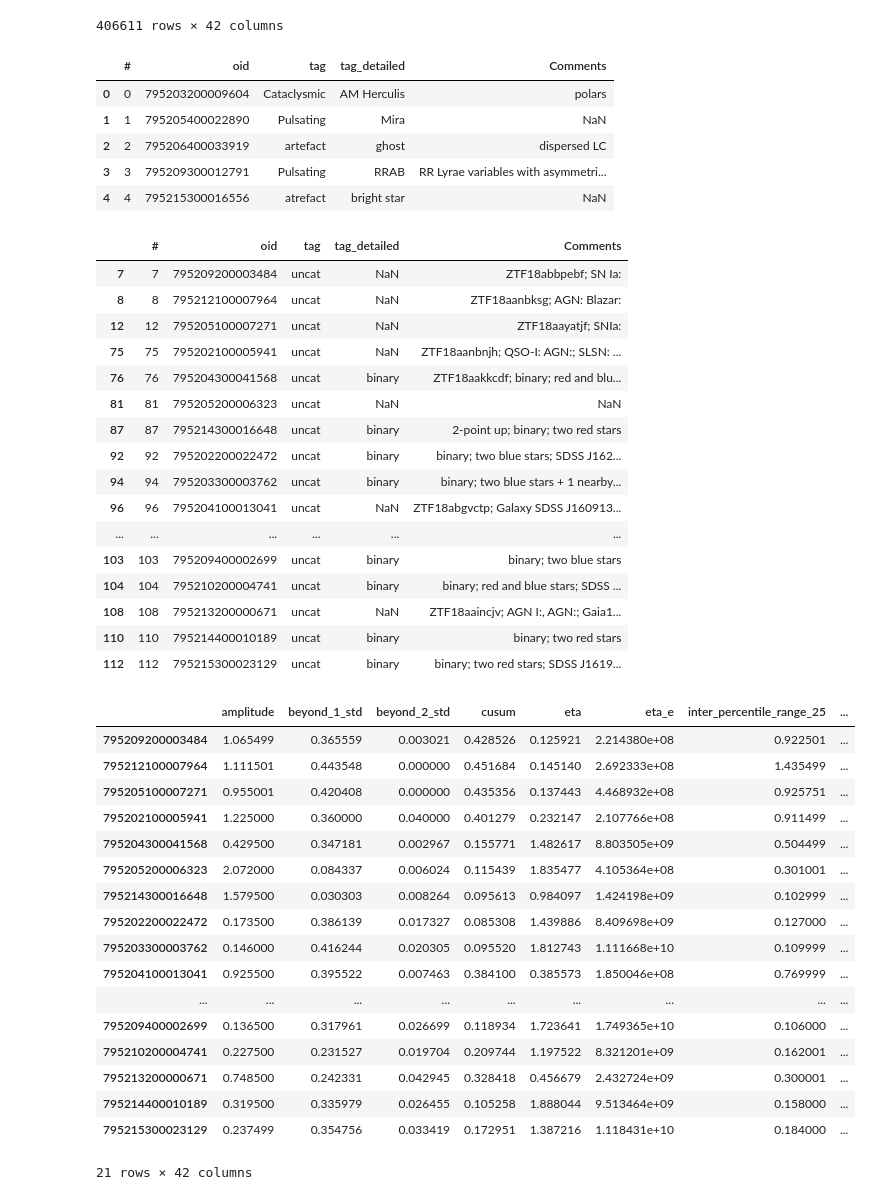
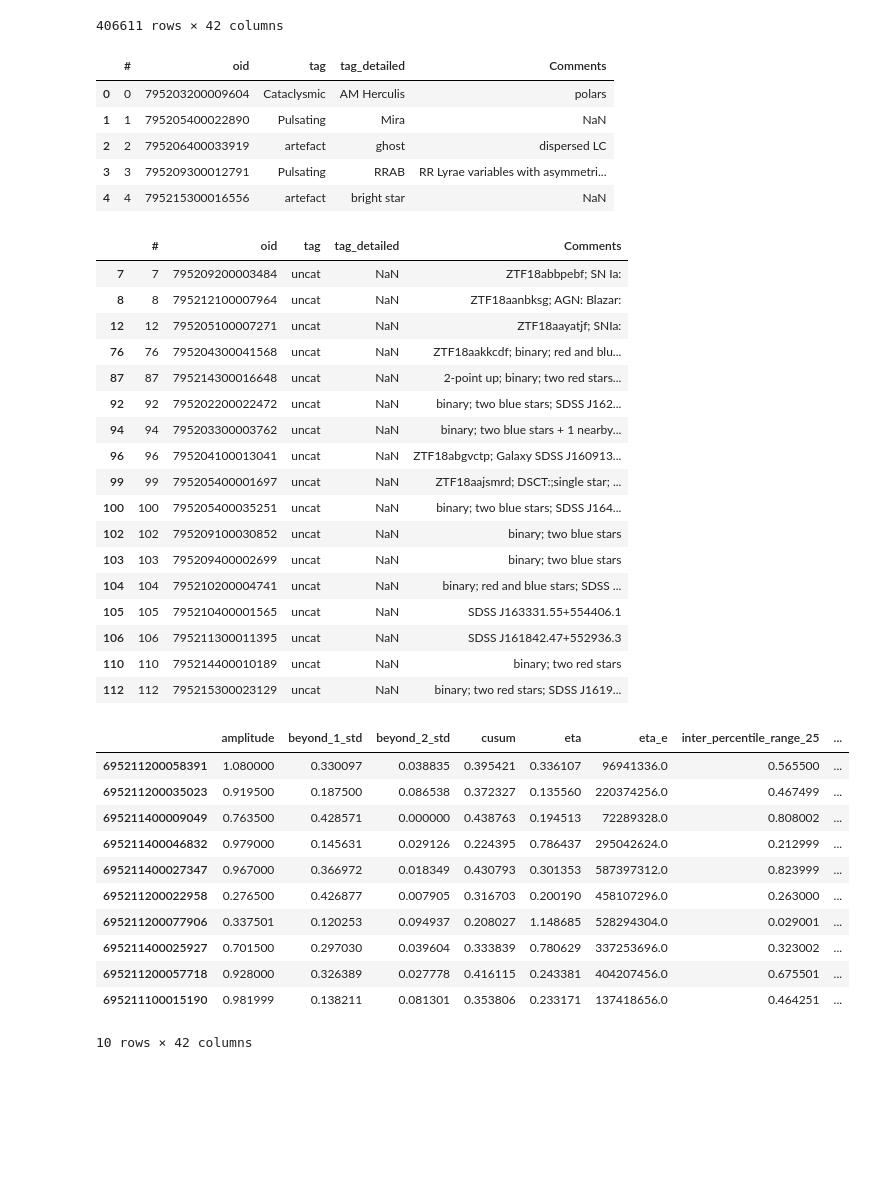
Before and after one commit to snad-space/zwad, a Jupyter notebook: notebooks/make_anomalies_tables.ipynb, the cells around one changed output. Cells and saved outputs as stored; diff of their text form; code cells hidden in the pictures; blank space fills up the shorter version.

```diff
--- a/notebooks/make_anomalies_tables.ipynb
+++ b/notebooks/make_anomalies_tables.ipynb
@@ -265,20 +265,20 @@ deep
 | 795202400015860 | 0.158999 | 0.284698 | 0.049822 | 0.108138 | 1.959518 | 1.425223e+10 | 0.067249 | ... |
 406611 rows × 42 columns
 # %%
-#from updated Anomalies_PAD google doc (08/03/20)
+#from updated from ANOMALIES_PAD 11/23/2020
 
 m31_maria_anomalies_PAD = pd.read_csv('../data/m31_maria.csv')
 disk_maria_anomalies_PAD = pd.read_csv('../data/disk_maria.csv')
-deep_maria_anomalies_PAD = pd.read_csv('../data/deep_maria.csv') #was throwing weird error
+deep_maria_anomalies_PAD = pd.read_csv('../data/deep_maria.csv', encoding='latin-1') #was throwing weird error
 
 deep_maria_anomalies_PAD.head()
 # %% [output]
 |  | # | oid | tag | tag_detailed | Comments |
-| 0 | 0 | 795203200009604 | Сataclysmic | AM Herculis | polars |
+| 0 | 0 | 795203200009604 | Cataclysmic | AM Herculis | polars |
 | 1 | 1 | 795205400022890 | Pulsating | Mira | NaN |
 | 2 | 2 | 795206400033919 | artefact | ghost | dispersed LC |
 | 3 | 3 | 795209300012791 | Pulsating | RRAB | RR Lyrae variables with asymmetri... |
-| 4 | 4 | 795215300016556 | atrefact | bright star | NaN |
+| 4 | 4 | 795215300016556 | artefact | bright star | NaN |
 # %%
 # Set ANOMALIES tag; i.e. "uncat"
 
@@ -293,54 +293,49 @@ deep_anomalous_tag
 | 7 | 7 | 795209200003484 | uncat | NaN | ZTF18abbpebf; SN Ia: |
 | 8 | 8 | 795212100007964 | uncat | NaN | ZTF18aanbksg; AGN: Blazar: |
 | 12 | 12 | 795205100007271 | uncat | NaN | ZTF18aayatjf; SNIa: |
-| 75 | 75 | 795202100005941 | uncat | NaN | ZTF18aanbnjh; QSO-I: AGN:; SLSN: ... |
-| 76 | 76 | 795204300041568 | uncat | binary | ZTF18aakkcdf; binary; red and blu... |
-| 81 | 81 | 795205200006323 | uncat | NaN | NaN |
-| 87 | 87 | 795214300016648 | uncat | binary | 2-point up; binary; two red stars |
-| 92 | 92 | 795202200022472 | uncat | binary | binary; two blue stars; SDSS J162... |
-| 94 | 94 | 795203300003762 | uncat | binary | binary; two blue stars + 1 nearby... |
+| 76 | 76 | 795204300041568 | uncat | NaN | ZTF18aakkcdf; binary; red and blu... |
+| 87 | 87 | 795214300016648 | uncat | NaN | 2-point up; binary; two red stars... |
+| 92 | 92 | 795202200022472 | uncat | NaN | binary; two blue stars; SDSS J162... |
+| 94 | 94 | 795203300003762 | uncat | NaN | binary; two blue stars + 1 nearby... |
 | 96 | 96 | 795204100013041 | uncat | NaN | ZTF18abgvctp; Galaxy SDSS J160913... |
-| ... | ... | ... | ... | ... | ... |
-| 103 | 103 | 795209400002699 | uncat | binary | binary; two blue stars |
-| 104 | 104 | 795210200004741 | uncat | binary | binary; red and blue stars; SDSS ... |
-| 108 | 108 | 795213200000671 | uncat | NaN | ZTF18aaincjv; AGN I:, AGN:; Gaia1... |
-| 110 | 110 | 795214400010189 | uncat | binary | binary; two red stars |
-| 112 | 112 | 795215300023129 | uncat | binary | binary; two red stars; SDSS J1619... |
+| 99 | 99 | 795205400001697 | uncat | NaN | ZTF18aajsmrd; DSCT:;single star; ... |
+| 100 | 100 | 795205400035251 | uncat | NaN | binary; two blue stars; SDSS J164... |
+| 102 | 102 | 795209100030852 | uncat | NaN | binary; two blue stars |
+| 103 | 103 | 795209400002699 | uncat | NaN | binary; two blue stars |
+| 104 | 104 | 795210200004741 | uncat | NaN | binary; red and blue stars; SDSS ... |
+| 105 | 105 | 795210400001565 | uncat | NaN | SDSS J163331.55+554406.1 |
+| 106 | 106 | 795211300011395 | uncat | NaN | SDSS J161842.47+552936.3 |
+| 110 | 110 | 795214400010189 | uncat | NaN | binary; two red stars |
+| 112 | 112 | 795215300023129 | uncat | NaN | binary; two red stars; SDSS J1619... |
 # %%
 #remember to format cells -> number in Excel
 
 #M31
 m31_maria_anomalies_PAD_oid = m31_anomalous_tag['oid']
 m31_expert_anomalies = m31.loc[m31_maria_anomalies_PAD_oid]
 m31_expert_anomalies.to_csv('../data/m31_expert_anomalies.csv', index_label='oid')
 
 #Disk
 disk_maria_anomalies_PAD_oid = disk_anomalous_tag['oid']
 disk_expert_anomalies = disk.loc[disk_maria_anomalies_PAD_oid]
 disk_expert_anomalies.to_csv('../data/disk_expert_anomalies.csv', index_label='oid')
 
 #Deep
 deep_maria_anomalies_PAD_oid = deep_anomalous_tag['oid']
 deep_expert_anomalies = deep.loc[deep_maria_anomalies_PAD_oid]
 deep_expert_anomalies.to_csv('../data/deep_expert_anomalies.csv', index_label='oid')
 
-deep_expert_anomalies #remember to format cells -> number if you want to see full oid in Excel
+m31_expert_anomalies #remember to format cells -> number if you want to see full oid in Excel
 # %% [output]
 |  | amplitude | beyond_1_std | beyond_2_std | cusum | eta | eta_e | inter_percentile_range_25 | ... |
-| 795209200003484 | 1.065499 | 0.365559 | 0.003021 | 0.428526 | 0.125921 | 2.214380e+08 | 0.922501 | ... |
-| 795212100007964 | 1.111501 | 0.443548 | 0.000000 | 0.451684 | 0.145140 | 2.692333e+08 | 1.435499 | ... |
-| 795205100007271 | 0.955001 | 0.420408 | 0.000000 | 0.435356 | 0.137443 | 4.468932e+08 | 0.925751 | ... |
-| 795202100005941 | 1.225000 | 0.360000 | 0.040000 | 0.401279 | 0.232147 | 2.107766e+08 | 0.911499 | ... |
-| 795204300041568 | 0.429500 | 0.347181 | 0.002967 | 0.155771 | 1.482617 | 8.803505e+09 | 0.504499 | ... |
-| 795205200006323 | 2.072000 | 0.084337 | 0.006024 | 0.115439 | 1.835477 | 4.105364e+08 | 0.301001 | ... |
-| 795214300016648 | 1.579500 | 0.030303 | 0.008264 | 0.095613 | 0.984097 | 1.424198e+09 | 0.102999 | ... |
-| 795202200022472 | 0.173500 | 0.386139 | 0.017327 | 0.085308 | 1.439886 | 8.409698e+09 | 0.127000 | ... |
-| 795203300003762 | 0.146000 | 0.416244 | 0.020305 | 0.095520 | 1.812743 | 1.111668e+10 | 0.109999 | ... |
-| 795204100013041 | 0.925500 | 0.395522 | 0.007463 | 0.384100 | 0.385573 | 1.850046e+08 | 0.769999 | ... |
-| ... | ... | ... | ... | ... | ... | ... | ... | ... |
-| 795209400002699 | 0.136500 | 0.317961 | 0.026699 | 0.118934 | 1.723641 | 1.749365e+10 | 0.106000 | ... |
-| 795210200004741 | 0.227500 | 0.231527 | 0.019704 | 0.209744 | 1.197522 | 8.321201e+09 | 0.162001 | ... |
-| 795213200000671 | 0.748500 | 0.242331 | 0.042945 | 0.328418 | 0.456679 | 2.432724e+09 | 0.300001 | ... |
-| 795214400010189 | 0.319500 | 0.335979 | 0.026455 | 0.105258 | 1.888044 | 9.513464e+09 | 0.158000 | ... |
-| 795215300023129 | 0.237499 | 0.354756 | 0.033419 | 0.172951 | 1.387216 | 1.118431e+10 | 0.184000 | ... |
+| 695211200058391 | 1.080000 | 0.330097 | 0.038835 | 0.395421 | 0.336107 | 96941336.0 | 0.565500 | ... |
+| 695211200035023 | 0.919500 | 0.187500 | 0.086538 | 0.372327 | 0.135560 | 220374256.0 | 0.467499 | ... |
+| 695211400009049 | 0.763500 | 0.428571 | 0.000000 | 0.438763 | 0.194513 | 72289328.0 | 0.808002 | ... |
+| 695211400046832 | 0.979000 | 0.145631 | 0.029126 | 0.224395 | 0.786437 | 295042624.0 | 0.212999 | ... |
+| 695211400027347 | 0.967000 | 0.366972 | 0.018349 | 0.430793 | 0.301353 | 587397312.0 | 0.823999 | ... |
+| 695211200022958 | 0.276500 | 0.426877 | 0.007905 | 0.316703 | 0.200190 | 458107296.0 | 0.263000 | ... |
+| 695211200077906 | 0.337501 | 0.120253 | 0.094937 | 0.208027 | 1.148685 | 528294304.0 | 0.029001 | ... |
+| 695211400025927 | 0.701500 | 0.297030 | 0.039604 | 0.333839 | 0.780629 | 337253696.0 | 0.323002 | ... |
+| 695211200057718 | 0.928000 | 0.326389 | 0.027778 | 0.416115 | 0.243381 | 404207456.0 | 0.675501 | ... |
+| 695211100015190 | 0.981999 | 0.138211 | 0.081301 | 0.353806 | 0.233171 | 137418656.0 | 0.464251 | ... |
-21 rows × 42 columns
+10 rows × 42 columns
```
Also changed, not shown: parts of 4 cells of this notebook, 13 other files.
